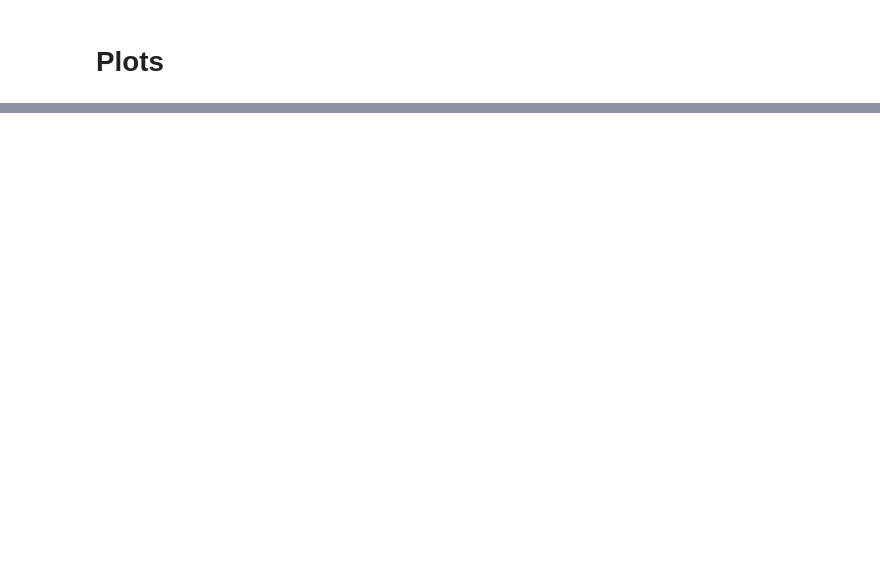
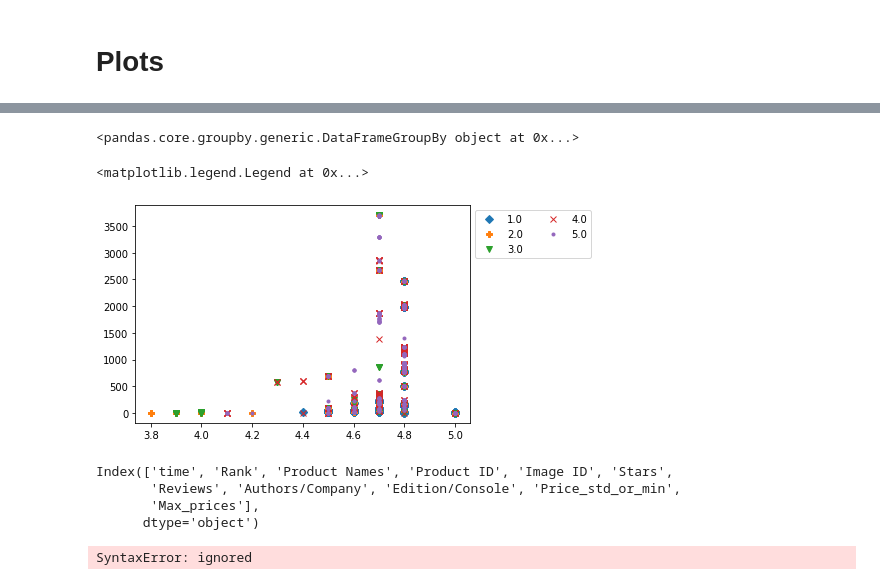
Before and after one commit to Edward-TL/amazon_scraper, a Jupyter notebook: Amazon_Mx_Music_Rank.ipynb, the cells around one changed output, grey strips where cells are left out. Cells and saved outputs as stored; diff of their text form; code cells hidden in the pictures; blank space fills up the shorter version.

```diff
--- a/Amazon_Mx_Music_Rank.ipynb
+++ b/Amazon_Mx_Music_Rank.ipynb
@@ -138,0 +238,50 @@ No handles with labels found to put in legend.
+# %%
+groups = rank_df.groupby('Rank')
+groups
+# %% [output]
+<pandas.core.groupby.generic.DataFrameGroupBy object at 0x...>
+# %%
+top_5 = df[(df['Rank'] >= 1) & (df['Rank']<=5)]
+groups = top_5.groupby('Rank')
+# Plot
+fig, ax = plt.subplots()
+
+p = 0
+markers = ['D', 'P', 'v', 'x', '.']
+
+for name, group in groups:
+    ax.plot(group.Stars , group.Reviews, marker=markers[p], linestyle='', label=name)
+    p += 1
+
+plt.legend(loc='best', bbox_to_anchor=(1,1), ncol=2)
+# %% [output]
+<matplotlib.legend.Legend at 0x...>
+[figure, added]
+# %%
+best_seller = df[df[album] == 'Folklore']
+best_seller.columns
+# %% [output]
+Index(['time', 'Rank', 'Product Names', 'Product ID', 'Image ID', 'Stars',
+       'Reviews', 'Authors/Company', 'Edition/Console', 'Price_std_or_min',
+       'Max_prices'],
+      dtype='object')
+# %%
+x_values = best_seller['time'].dropna()
+y_values = best_seller['Rank'].dropna()
+
+date_format = mdates.DateFormatter('%d')
+plt.xlabel('August Days')
+
+
+
+
+# ax = plt.gca()
+
+# # formatter = mdates.DateFormatter("%d-%m")
+# # ax.xaxis.set_major_formatter(formatter)
+
+
+plt.plot(x_values, y_values)
+plt.
+# %% [output]
+SyntaxError: ignored
```
Also changed, not shown: parts of 12 cells of this notebook.
